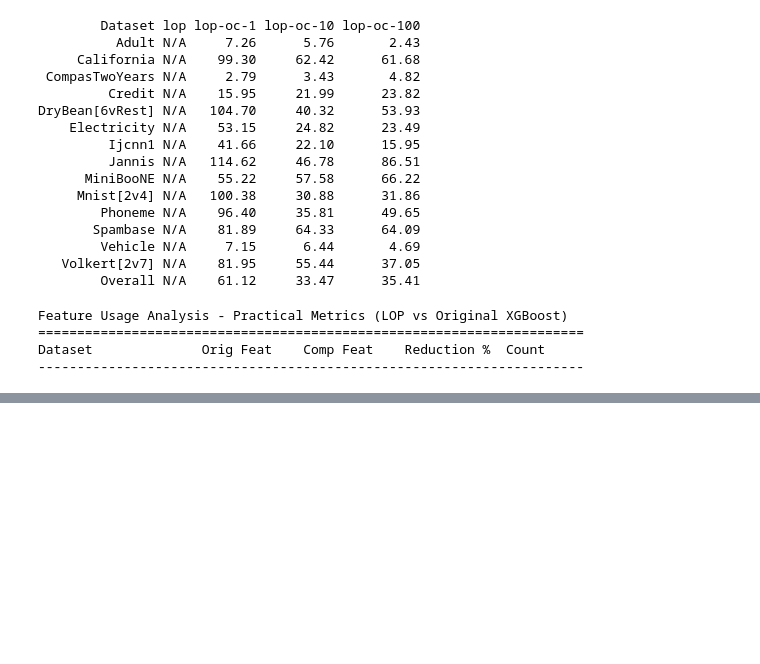
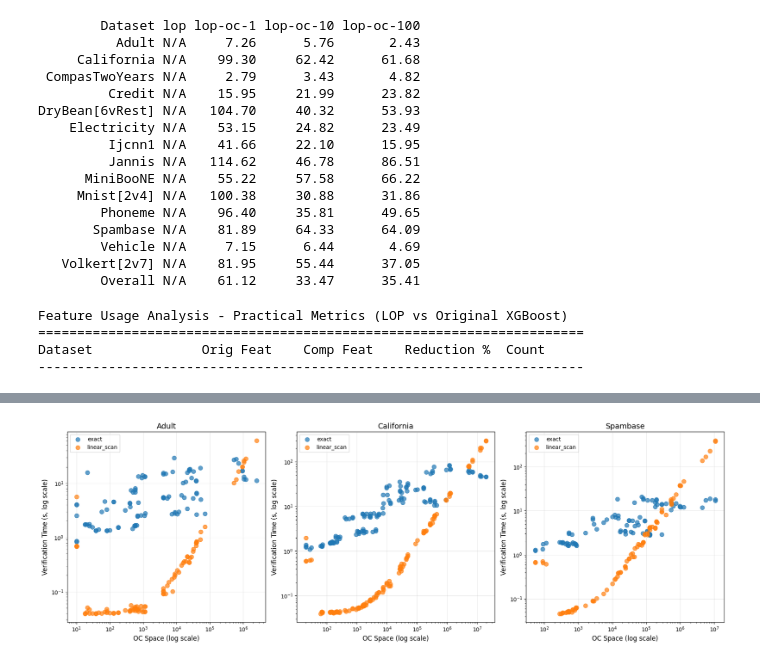
Before and after one commit to TimoM99/tree_compress, a Jupyter notebook: experiment/oc_space.ipynb, the cells around one changed output, grey strips where cells are left out. Drawn from its saved outputs; the diff is of its cells as text; code cells hidden in the pictures; blank space fills up the shorter version.

```diff
--- a/experiment/oc_space.ipynb
+++ b/experiment/oc_space.ipynb
@@ -1082,0 +1097,14 @@ Dataset              Orig Feat    Comp Feat    Reduction %  Count
+# %%
+# Count the number of lines (experiments) for each dataset
+dataset_counts = {}
+for dataset in datasets:
+    count = sum(1 for key in results_practical_metrics.keys() if key.split('_')[0] == dataset)
+    dataset_counts[dataset] = count
+
+print("Number of experiments per dataset:")
+print("-" * 40)
+for dataset in sorted(dataset_counts.keys()):
+    print(f"{dataset:<15}: {dataset_counts[dataset]:>3}")
+
+print("-" * 40)
+print(f"{'Total':<15}: {sum(dataset_counts.values()):>3}")
@@ -1082,0 +1120,51 @@ Dataset              Orig Feat    Comp Feat    Reduction %  Count
+# %%
+# Plot OC space vs verification time per dataset for linear scan results
+import matplotlib.pyplot as plt
+import pandas as pd
+
+# Get unique datasets
+unique_datasets = sorted(datasets)
+n_datasets = len(unique_datasets)
+
+# Create subplots
+fig, axes = plt.subplots(1, 3, figsize=(18, 6))
+
+for i, dataset in enumerate(unique_datasets):
+    if i < len(axes):
+        # Filter data for this dataset
+        dataset_data = []
+
+        for key, result in results_practical_metrics.items():
+            if key.split('_')[0] == dataset:
+                # Extract data from each verification
+                verification = result['refinements'][0]['verification_results']
+
+                oc_space = verification['oc_space']
+                ver_time = verification['exact_emp_rob_time']
+                ver_time_linear = verification['exact_emp_rob_linear_scan_time']
+                dataset_data.append([oc_space, ver_time, ver_time_linear])
+
+        if dataset_data:
+            # Convert to DataFrame for easier plotting
+            df_plot = pd.DataFrame(dataset_data, columns=['oc_space', 'ver_time', 'ver_time_linear'])
+
+            # Create scatter plot with different colors for different methods
+            axes[i].scatter(df_plot['oc_space'], df_plot['ver_time'], label='exact', alpha=0.7, s=60)
+            axes[i].scatter(df_plot['oc_space'], df_plot['ver_time_linear'], label='linear_scan', alpha=0.7, s=60)
+
+            # Set log scales
+            axes[i].set_xscale('log')
+            axes[i].set_yscale('log')
+
+            # Labels and title
+            axes[i].set_xlabel('OC Space (log scale)', fontsize=12)
+            axes[i].set_ylabel('Verification Time (s, log scale)', fontsize=12)
+            axes[i].set_title(f'{dataset}', fontsize=14)
+            axes[i].grid(True, alpha=0.3)
+            axes[i].legend()
+
+plt.tight_layout()
+plt.savefig('plots/linear_scan_oc_space_vs_ver_time_per_dataset.png', dpi=300, bbox_inches='tight')
+plt.show()
+# %% [output]
+[figure, added]
```
Also changed, not shown: parts of 15 cells of this notebook.
